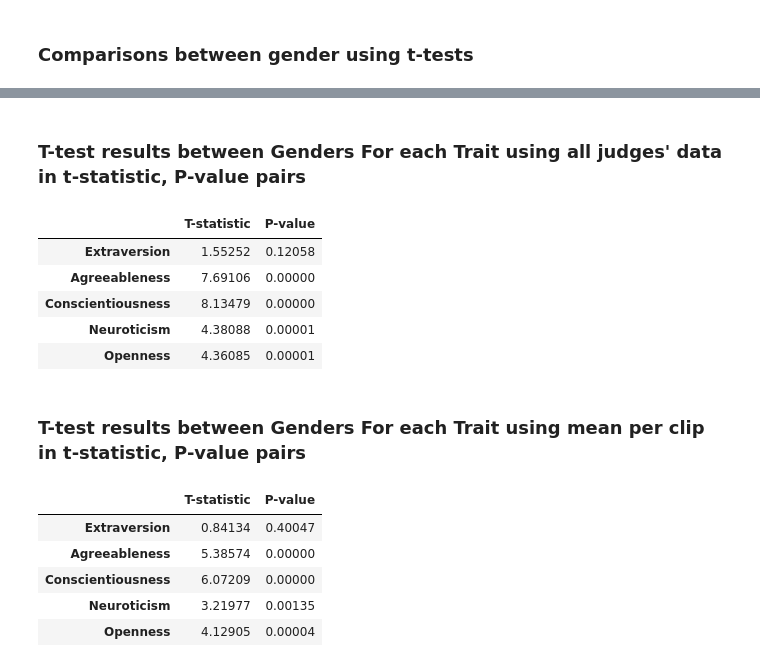
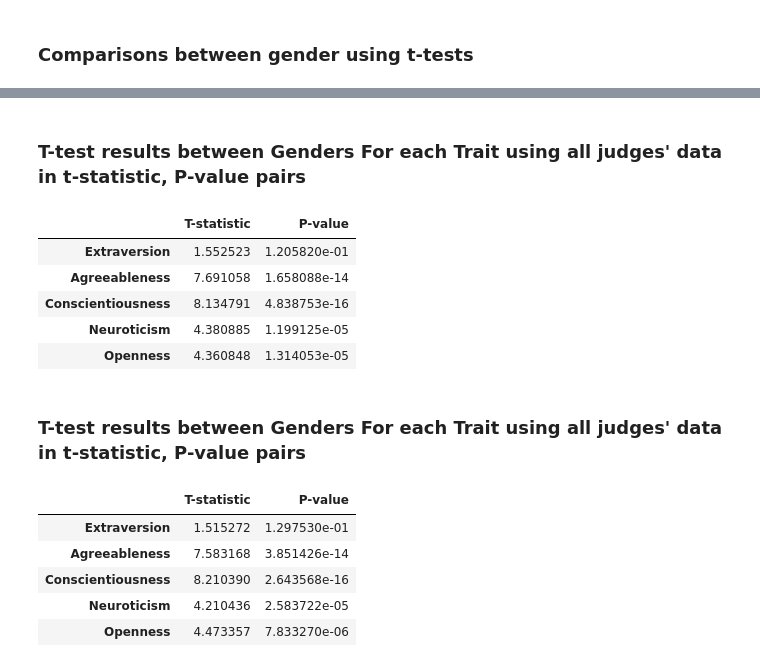
Before and after one commit to sophiak12/Individual_Project, a Jupyter notebook: src/resultsFunctions.ipynb, the cells around one changed output, grey strips where cells are left out. Drawn from its saved outputs; the diff is of its cells as text; code cells hidden in the pictures.

```diff
--- a/src/resultsFunctions.ipynb
+++ b/src/resultsFunctions.ipynb
@@ -102,20 +139,0 @@ genderComparisonperJudgeBonferroni()
-# %%
-tTestAllMalevsAllFemale()
-# %% [output]
-### T-test results between Genders For each Trait using all judges' data in t-statistic, P-value pairs
-|  | T-statistic | P-value |
-| Extraversion | 1.55252 | 0.12058 |
-| Agreeableness | 7.69106 | 0.00000 |
-| Conscientiousness | 8.13479 | 0.00000 |
-| Neuroticism | 4.38088 | 0.00001 |
-| Openness | 4.36085 | 0.00001 |
-# %%
-tTestMeanPerClipGender()
-# %% [output]
-### T-test results between Genders For each Trait using mean per clip in t-statistic, P-value pairs
-|  | T-statistic | P-value |
-| Extraversion | 0.84134 | 0.40047 |
-| Agreeableness | 5.38574 | 0.00000 |
-| Conscientiousness | 6.07209 | 0.00000 |
-| Neuroticism | 3.21977 | 0.00135 |
-| Openness | 4.12905 | 0.00004 |
@@ -121,0 +149,18 @@ tTestMeanPerClipGender()
+# %%
+tTestAllMalevsAllFemale(False) #Including Judge 10
+tTestAllMalevsAllFemale(True) #Excluding Judge 10
+# %% [output]
+### T-test results between Genders For each Trait using all judges' data in t-statistic, P-value pairs
+|  | T-statistic | P-value |
+| Extraversion | 1.552523 | 1.205820e-01 |
+| Agreeableness | 7.691058 | 1.658088e-14 |
+| Conscientiousness | 8.134791 | 4.838753e-16 |
+| Neuroticism | 4.380885 | 1.199125e-05 |
+| Openness | 4.360848 | 1.314053e-05 |
+### T-test results between Genders For each Trait using all judges' data in t-statistic, P-value pairs
+|  | T-statistic | P-value |
+| Extraversion | 1.515272 | 1.297530e-01 |
+| Agreeableness | 7.583168 | 3.851426e-14 |
+| Conscientiousness | 8.210390 | 2.643568e-16 |
+| Neuroticism | 4.210436 | 2.583722e-05 |
+| Openness | 4.473357 | 7.833270e-06 |
```
Also changed, not shown: parts of 25 cells of this notebook, 3 other files.
